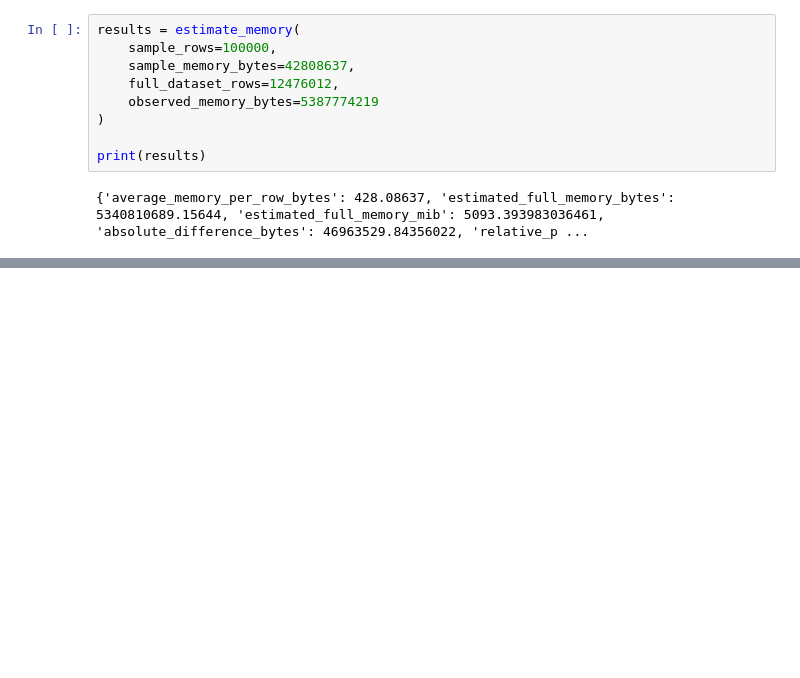
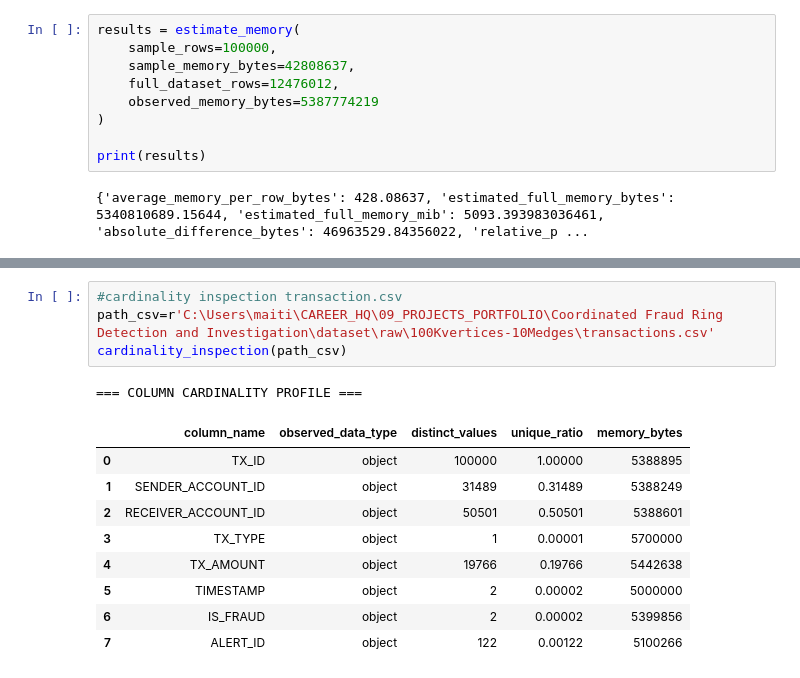
Before and after one commit to ankan-sxc/Coordinated-Fraud-Ring-Detection-Investigation, a Jupyter notebook: notebooks/02_AMLSim_Data_Engineering_moduleB.ipynb, the cells around one changed output, grey strips where cells are left out. Saved outputs shown, nothing was run; the diff lists cells and outputs as text; blank space fills up the shorter version.

```diff
--- a/notebooks/02_AMLSim_Data_Engineering_moduleB.ipynb
+++ b/notebooks/02_AMLSim_Data_Engineering_moduleB.ipynb
@@ -621,0 +661,15 @@ print(results)
+# %%
+#cardinality inspection transaction.csv
+path_csv=r'C:\Users\maiti\CAREER_HQ\09_PROJECTS_PORTFOLIO\Coordinated Fraud Ring Detection and Investigation\dataset\raw\100Kvertices-10Medges\transactions.csv'
+cardinality_inspection(path_csv)
+# %% [output]
+=== COLUMN CARDINALITY PROFILE ===
+|  | column_name | observed_data_type | distinct_values | unique_ratio | memory_bytes |
+| 0 | TX_ID | object | 100000 | 1.00000 | 5388895 |
+| 1 | SENDER_ACCOUNT_ID | object | 31489 | 0.31489 | 5388249 |
+| 2 | RECEIVER_ACCOUNT_ID | object | 50501 | 0.50501 | 5388601 |
+| 3 | TX_TYPE | object | 1 | 0.00001 | 5700000 |
+| 4 | TX_AMOUNT | object | 19766 | 0.19766 | 5442638 |
+| 5 | TIMESTAMP | object | 2 | 0.00002 | 5000000 |
+| 6 | IS_FRAUD | object | 2 | 0.00002 | 5399856 |
+| 7 | ALERT_ID | object | 122 | 0.00122 | 5100266 |
```
Also changed, not shown: parts of 4 cells of this notebook.
